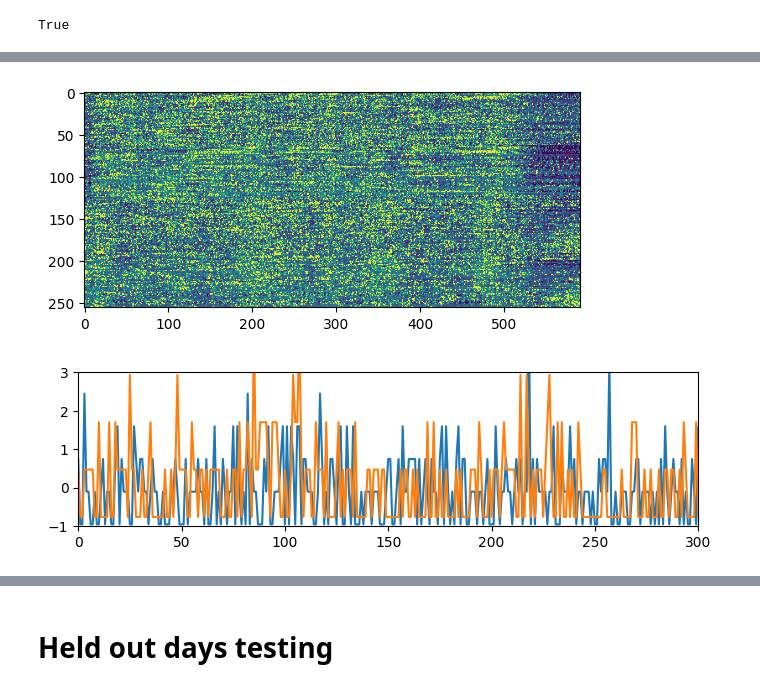
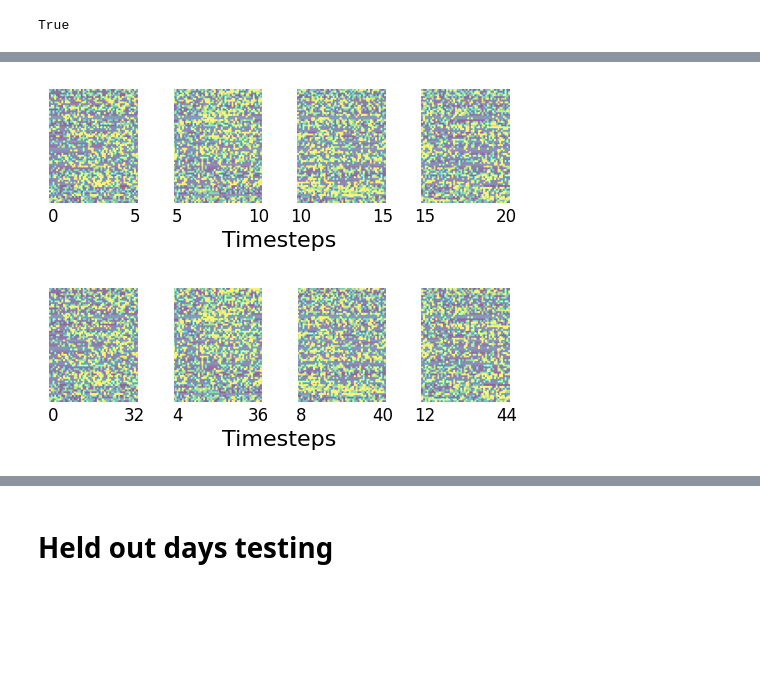
Before and after one commit to ebrahimfeghhi/transformers_with_dietcorp, a Jupyter notebook: notebooks/formatCompetitionData.ipynb, the cells around one changed output, grey strips where cells are left out. Cells and saved outputs as stored; diff of their text form; code cells hidden in the pictures; blank space fills up the shorter version.

```diff
--- a/notebooks/formatCompetitionData.ipynb
+++ b/notebooks/formatCompetitionData.ipynb
@@ -281,16 +347,78 @@ with open(dataSave, 'wb') as handle:
 # %%
 import matplotlib.pyplot as plt
+import matplotlib.patches as patches
+import seaborn as sns
 
-plt.figure()
-plt.imshow(trainDatasets[0]['sentenceDat'][10].T, clim=[-1,1])
+data = trainDatasets[0]['sentenceDat'][10].T[:64, :260]
+
+
+fig, ax = plt.subplots(figsize=(5,4))
+ax.imshow(data, vmin=-1, vmax=1, origin='lower', alpha=0.6)
+ax.set_yticks([])
+centers = [60, 130, 200]
+rect_width = 20
+rect_height = data.shape[0]  # full height of the electrode axis
+
+# Add rectangles
+y_start = -0.5  # start slightly below the image
+rect_height = data.shape[0] + 1  # extend slightly beyond top
+
+for x_center in centers:
+    rect = patches.Rectangle((x_center - rect_width / 2, y_start), rect_width, rect_height,
+                             linewidth=0, facecolor='white', alpha=1.0)
+    ax.add_patch(rect)
+sns.despine(trim=True, top=True, right=True, left=True, bottom=True)
+
+# Set x-ticks at the edges of each patch
+ax.set_xticks([])
+tick_positions = [0, 50, 70, 120, 140, 190, 210, 260]
+tick_positions = [2, 48, 72, 118, 142, 188, 212, 258]
+ax.set_xticks(tick_positions)
+tick_labels = np.array([0, 50, 50, 100, 100, 150, 150, 200])/10 # 4 labels for the 4 patches
+ax.set_xticklabels([str(int(lbl)) for lbl in tick_labels])
+ax.tick_params(axis='x', length=0)  # Set tick mark length to 0 on x-axis
+ax.tick_params(axis='x', labelsize=12)
+
+ax.set_xlabel("Timesteps", fontsize=16)
+
+plt.ylim(-0.5, data.shape[0] + 0.5)
+plt.tight_layout()
 plt.show()
 
-plt.figure(figsize=(8,2))
-plt.plot(trainDatasets[0]['sentenceDat'][10][:,0])
-plt.plot(trainDatasets[0]['sentenceDat'][10][:,128])
-plt.xlim([0,300])
-plt.ylim([-1,3])
+
+
+fig, ax = plt.subplots(figsize=(5,4))
+ax.imshow(data, vmin=-1, vmax=1, origin='lower', alpha=0.6)
+ax.set_yticks([])
+centers = [60, 130, 200]
+rect_width = 20
+rect_height = data.shape[0]  # full height of the electrode axis
+
+# Add rectangles
+y_start = -0.5  # start slightly below the image
+rect_height = data.shape[0] + 1  # extend slightly beyond top
+
+for x_center in centers:
+    rect = patches.Rectangle((x_center - rect_width / 2, y_start), rect_width, rect_height,
+                             linewidth=0, facecolor='white', alpha=1.0)
+    ax.add_patch(rect)
+sns.despine(trim=True, top=True, right=True, left=True, bottom=True)
+
+# Set x-ticks at the edges of each patch
+ax.set_xticks([])
+tick_positions = [0, 50, 70, 120, 140, 190, 210, 260]
+tick_positions = [2, 48, 72, 118, 142, 188, 212, 258]
+ax.set_xticks(tick_positions)
+tick_labels = [0, 32, 4, 36, 8, 40, 12, 44] # 4 labels for the 4 patches
+ax.set_xticklabels([str(int(lbl)) for lbl in tick_labels])
+ax.tick_params(axis='x', length=0)  # Set tick mark length to 0 on x-axis
+ax.tick_params(axis='x', labelsize=12)
+
+ax.set_xlabel("Timesteps", fontsize=16)
+
+plt.ylim(-0.5, data.shape[0] + 0.5)
+plt.tight_layout()
 plt.show()
 # %% [output]
-[figure, old version]
+[figure, new version]
-[figure, old version]
+[figure, new version]
```
Also changed, not shown: parts of 3 cells of this notebook, 10 other files.
